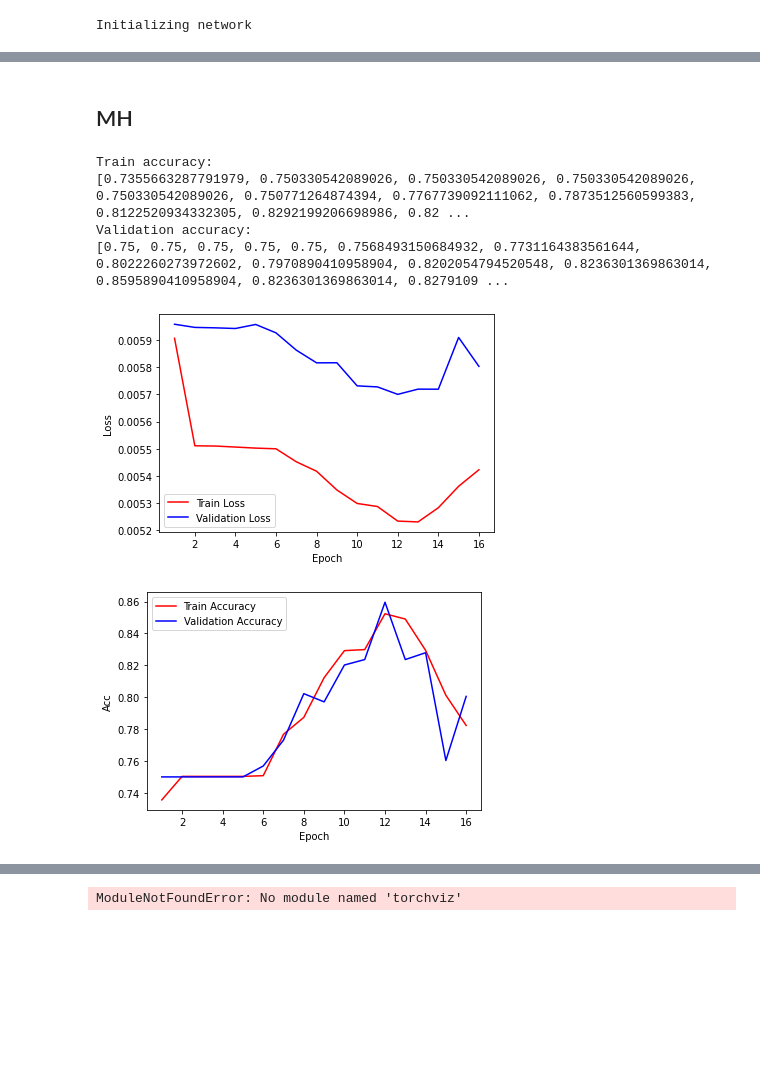
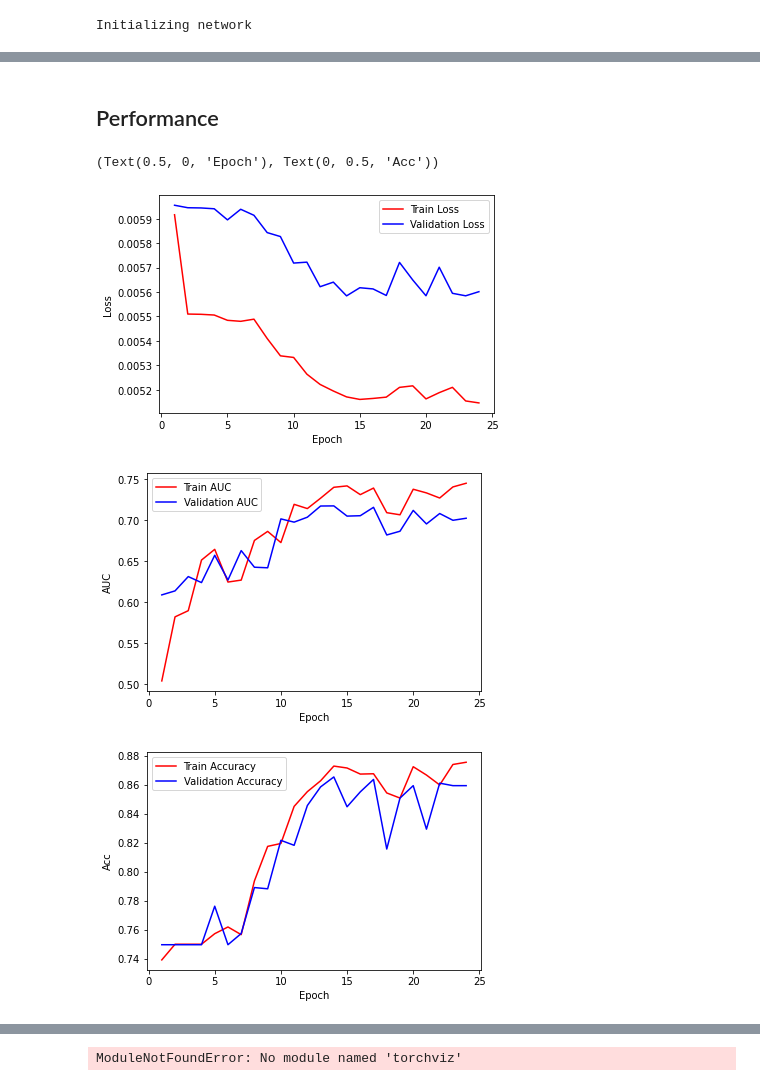
Before and after one commit to idameitil/master-thesis, a Jupyter notebook: scripts/CNN_LSTM.ipynb, the cells around one changed output, grey strips where cells are left out. Saved outputs shown, nothing was run; the diff lists cells and outputs as text; code cells hidden in the pictures; blank space fills up the shorter version.

Commit message:
corrected AUC, made train function, dropout in LSTM

```diff
--- a/scripts/CNN_LSTM.ipynb
+++ b/scripts/CNN_LSTM.ipynb
@@ -17,0 +24,14 @@ from sklearn.metrics import classification_report
+# %%
+###############################
+###    Load data            ###
+###############################
+
+data_list = []
+target_list = []
+
+for fp in glob.glob("/home/train_data/*input.npz"):
+    data = np.load(fp)["arr_0"]
+    targets = np.load(fp.replace("input", "labels"))["arr_0"]
+
+    data_list.append(data)
+    target_list.append(targets)
@@ -20,15 +89,0 @@ from sklearn.metrics import classification_report
-# %%
-###############################
-###    Load data            ###
-###############################
-
-data_list = []
-target_list = []
-
-import glob
-for fp in glob.glob("/home/ida/tcr-pmhc/data/train/*input.npz"):
-    data = np.load(fp)["arr_0"]
-    targets = np.load(fp.replace("input", "labels"))["arr_0"]
-
-    data_list.append(data)
-    target_list.append(targets)
@@ -321,0 +270,2 @@ Early stopping
+# %%
+train_acc, valid_acc, losses, val_losses, train_auc, valid_auc = train(train_ldr, val_ldr)
@@ -322,31 +356,35 @@ Early stopping
 # %% [markdown]
-## MH
+## Performance
 # %%
 ###############################
 ###        PERFORMANCE      ###
 ###############################
 
-epoch = np.arange(1,len(train_acc)+1)
+epoch = np.arange(1,len(losses)+1)
 plt.figure()
 plt.plot(epoch, losses, 'r', epoch, val_losses, 'b')
 plt.legend(['Train Loss','Validation Loss'])
 plt.xlabel('Epoch'), plt.ylabel('Loss')
+
+epoch = np.arange(1,len(train_auc)+1)
+plt.figure()
+plt.plot(epoch, train_auc, 'r', epoch, valid_auc, 'b')
+plt.legend(['Train AUC','Validation AUC'])
+plt.xlabel('Epoch'), plt.ylabel('AUC')
 
 epoch = np.arange(1,len(train_acc)+1)
 plt.figure()
 plt.plot(epoch, train_acc, 'r', epoch, valid_acc, 'b')
 plt.legend(['Train Accuracy','Validation Accuracy'])
 plt.xlabel('Epoch'), plt.ylabel('Acc')
 
-print("Train accuracy:", train_acc, sep = "\n")
-print("Validation accuracy:", valid_acc, sep = "\n")
+#print("Train accuracy:", train_acc, sep = "\n")
+#print("Validation accuracy:", valid_acc, sep = "\n")
 # %% [output]
-Train accuracy:
-[0.7355663287791979, 0.750330542089026, 0.750330542089026, 0.750330542089026, 0.750330542089026, 0.750771264874394, 0.7767739092111062, 0.7873512560599383, 0.8122520934332305, 0.8292199206698986, 0.82 ...
-Validation accuracy:
-[0.75, 0.75, 0.75, 0.75, 0.75, 0.7568493150684932, 0.7731164383561644, 0.8022260273972602, 0.7970890410958904, 0.8202054794520548, 0.8236301369863014, 0.8595890410958904, 0.8236301369863014, 0.8279109 ...
+(Text(0.5, 0, 'Epoch'), Text(0, 0.5, 'Acc'))
-[figure, old version]
+[figure, new version]
-[figure, old version]
+[figure, new version]
+[figure, added]
 # %%
 #### performance
 from sklearn.metrics import matthews_corrcoef
```
Also changed, not shown: parts of 17 cells of this notebook.
